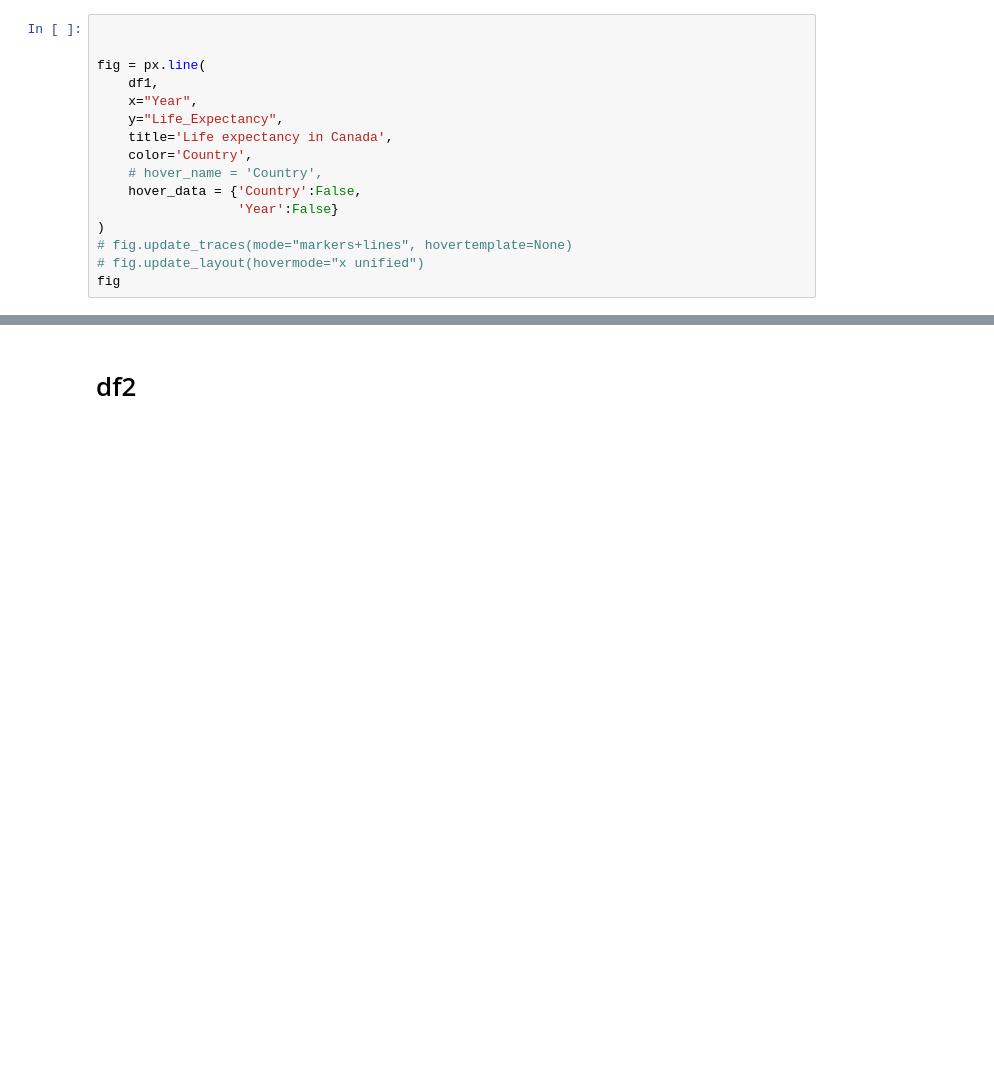
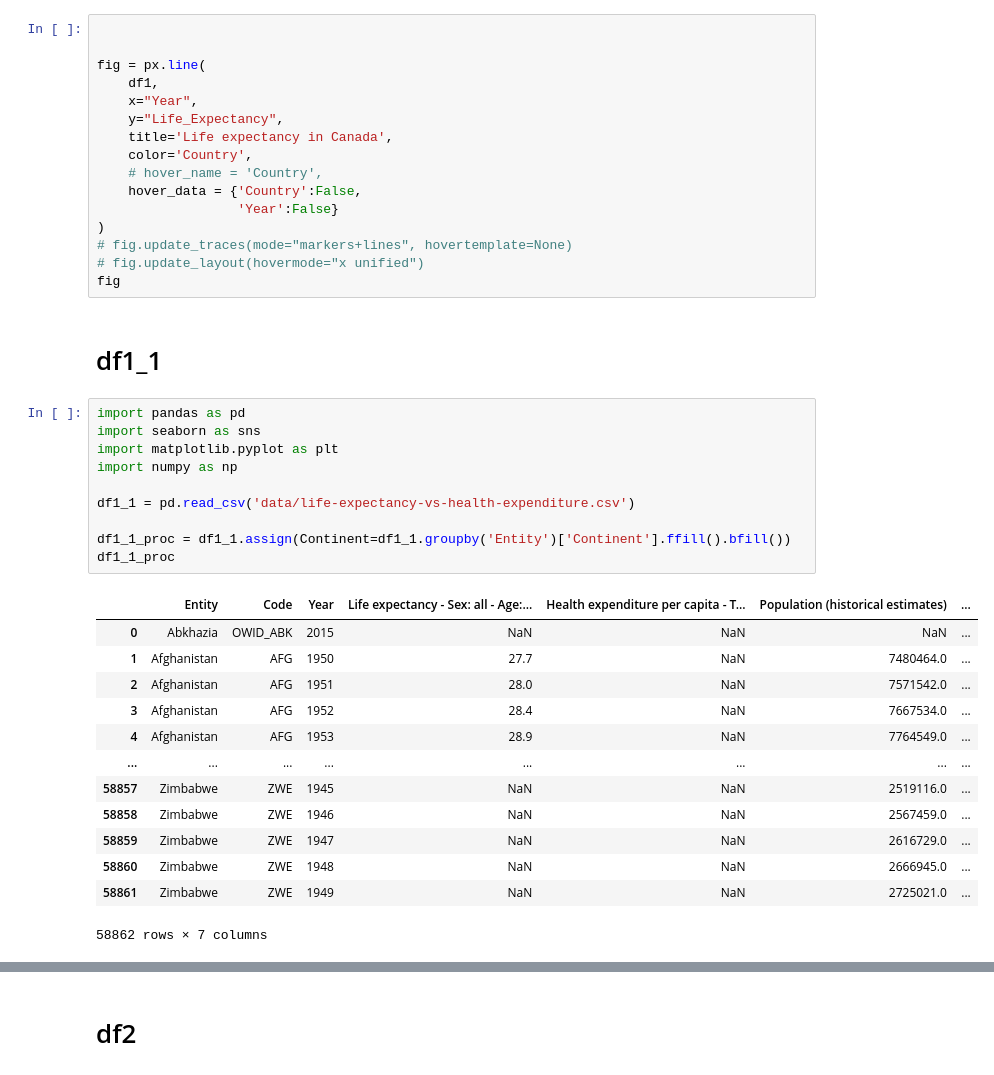
Before and after one commit to EvgeniiZorin/24-streamlit, a Jupyter notebook: explore.ipynb, the cells around one changed output, grey strips where cells are left out. Saved outputs shown, nothing was run; the diff lists cells and outputs as text; blank space fills up the shorter version.

```diff
--- a/explore.ipynb
+++ b/explore.ipynb
@@ -57,3 +57,29 @@ fig = px.line(
 # fig.update_traces(mode="markers+lines", hovertemplate=None)
 # fig.update_layout(hovermode="x unified")
 fig
+# %% [markdown]
+# df1_1
+# %%
+import pandas as pd
+import seaborn as sns
+import matplotlib.pyplot as plt
+import numpy as np
+
+df1_1 = pd.read_csv('data/life-expectancy-vs-health-expenditure.csv')
+
+df1_1_proc = df1_1.assign(Continent=df1_1.groupby('Entity')['Continent'].ffill().bfill())
+df1_1_proc
+# %% [output]
+|  | Entity | Code | Year | Life expectancy - Sex: all - Age:... | Health expenditure per capita - T... | Population (historical estimates) | ... |
+| 0 | Abkhazia | OWID_ABK | 2015 | NaN | NaN | NaN | ... |
+| 1 | Afghanistan | AFG | 1950 | 27.7 | NaN | 7480464.0 | ... |
+| 2 | Afghanistan | AFG | 1951 | 28.0 | NaN | 7571542.0 | ... |
+| 3 | Afghanistan | AFG | 1952 | 28.4 | NaN | 7667534.0 | ... |
+| 4 | Afghanistan | AFG | 1953 | 28.9 | NaN | 7764549.0 | ... |
+| ... | ... | ... | ... | ... | ... | ... | ... |
+| 58857 | Zimbabwe | ZWE | 1945 | NaN | NaN | 2519116.0 | ... |
+| 58858 | Zimbabwe | ZWE | 1946 | NaN | NaN | 2567459.0 | ... |
+| 58859 | Zimbabwe | ZWE | 1947 | NaN | NaN | 2616729.0 | ... |
+| 58860 | Zimbabwe | ZWE | 1948 | NaN | NaN | 2666945.0 | ... |
+| 58861 | Zimbabwe | ZWE | 1949 | NaN | NaN | 2725021.0 | ... |
+58862 rows × 7 columns
```
Also changed, not shown: parts of 12 cells of this notebook, 18 other files.
